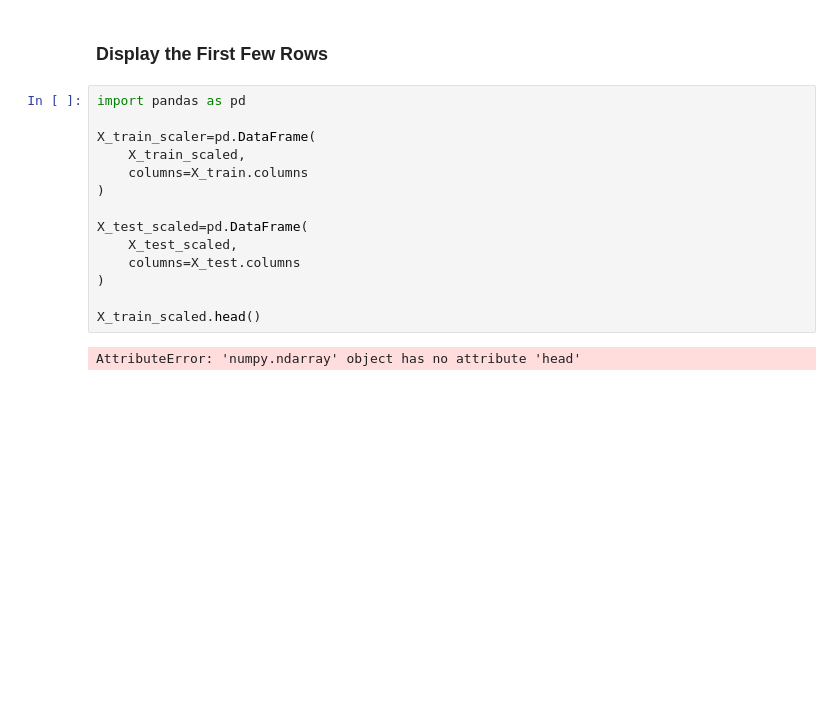
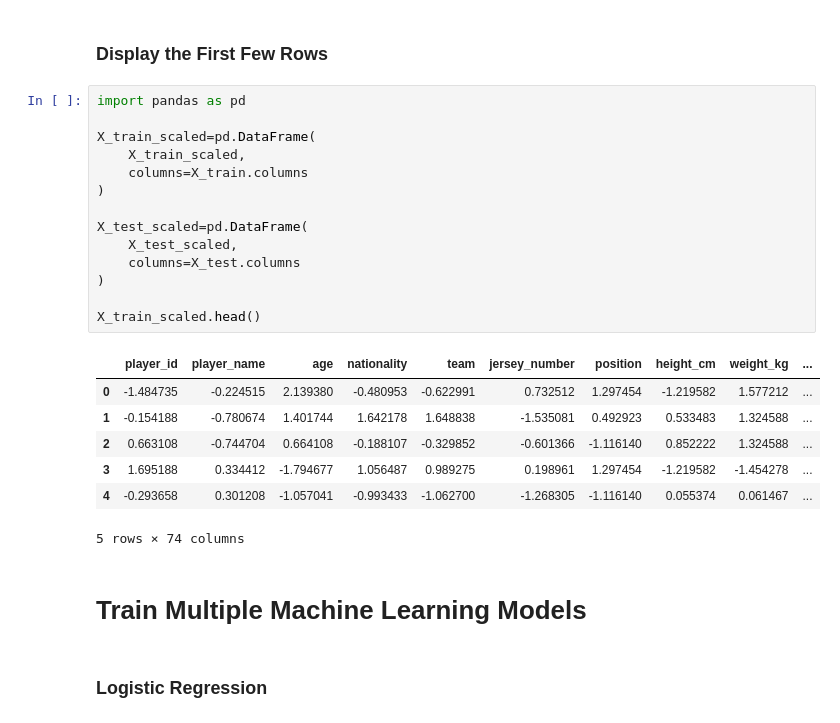
Before and after one commit to ommate1507/Gen-Ai, a Jupyter notebook: Classification.ipynb, the cells around one changed output. Drawn from its saved outputs; the diff is of its cells as text; blank space fills up the shorter version.

```diff
--- a/Classification.ipynb
+++ b/Classification.ipynb
@@ -477,16 +477,26 @@ print(type(X_train_scaled))
 # %%
 import pandas as pd
 
-X_train_scaler=pd.DataFrame(
+X_train_scaled=pd.DataFrame(
     X_train_scaled,
     columns=X_train.columns
 )
 
 X_test_scaled=pd.DataFrame(
     X_test_scaled,
     columns=X_test.columns
 )
 
 X_train_scaled.head()
 # %% [output]
+|  | player_id | player_name | age | nationality | team | jersey_number | position | height_cm | weight_kg | ... |
+| 0 | -1.484735 | -0.224515 | 2.139380 | -0.480953 | -0.622991 | 0.732512 | 1.297454 | -1.219582 | 1.577212 | ... |
+| 1 | -0.154188 | -0.780674 | 1.401744 | 1.642178 | 1.648838 | -1.535081 | 0.492923 | 0.533483 | 1.324588 | ... |
+| 2 | 0.663108 | -0.744704 | 0.664108 | -0.188107 | -0.329852 | -0.601366 | -1.116140 | 0.852222 | 1.324588 | ... |
+| 3 | 1.695188 | 0.334412 | -1.794677 | 1.056487 | 0.989275 | 0.198961 | 1.297454 | -1.219582 | -1.454278 | ... |
+| 4 | -0.293658 | 0.301208 | -1.057041 | -0.993433 | -1.062700 | -1.268305 | -1.116140 | 0.055374 | 0.061467 | ... |
-AttributeError: 'numpy.ndarray' object has no attribute 'head'
+5 rows × 74 columns
+# %% [markdown]
+# Train Multiple Machine Learning Models
+# %% [markdown]
+### Logistic Regression
```
Also changed, not shown: parts of 16 cells of this notebook.
